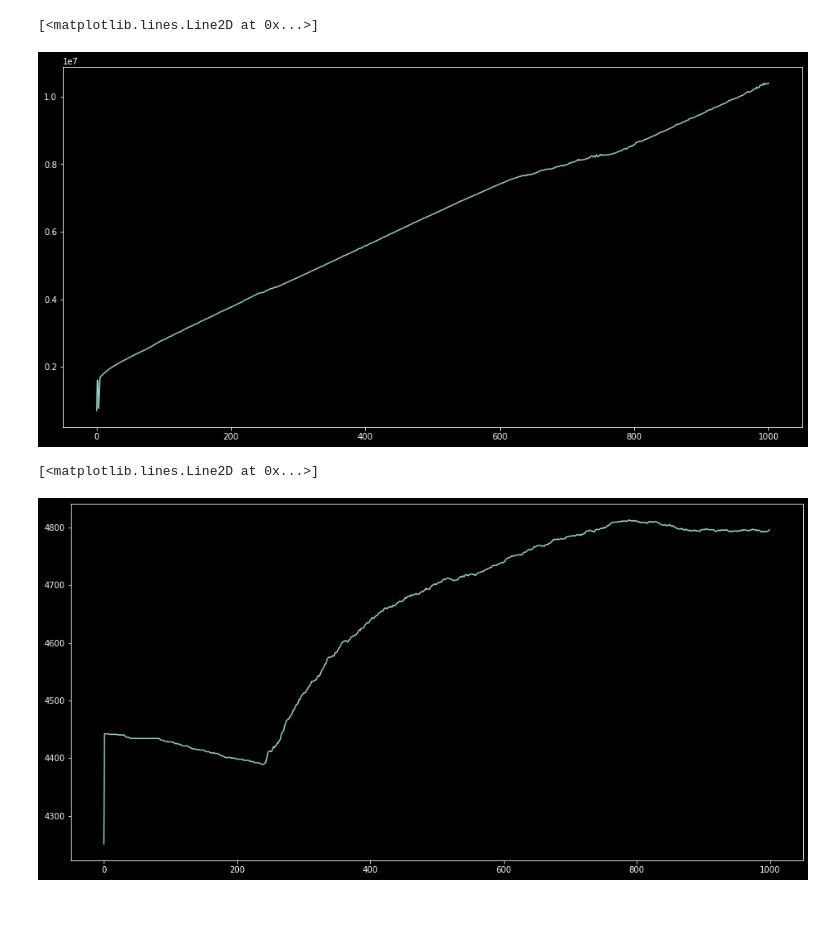
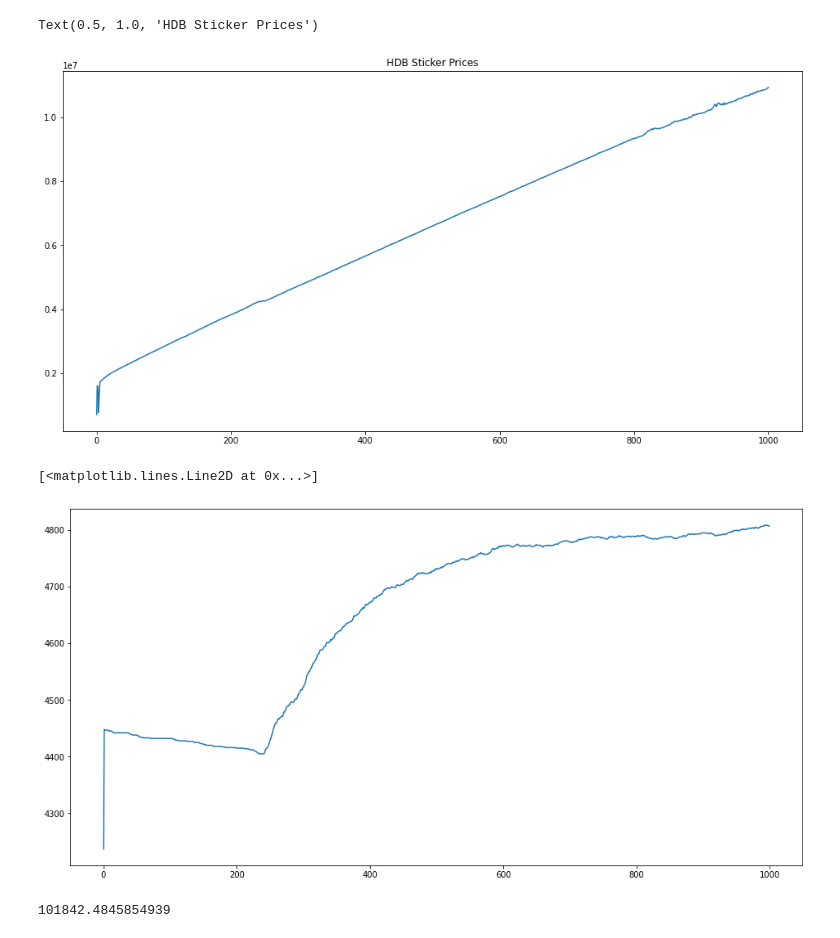
Before and after one commit to tmog123/RandomAnalysis, a Jupyter notebook: ABM_housing_4agents.ipynb, the cells around one changed output. Cells and saved outputs as stored; diff of their text form; code cells hidden in the pictures; blank space fills up the shorter version.

```diff
--- a/ABM_housing_4agents.ipynb
+++ b/ABM_housing_4agents.ipynb
@@ -430,7 +430,7 @@ income_dist_func = create_normal_distribution_function(9000,4000)
 number_BTO_func = constant_function(100)
 number_condo_func = constant_function(100)
 pop_growth_func = constant_function(200)
-a_exp = Experiment(interest_rate_function,10000,5000,5000,0,HDB_ini_dist_func,condo_ini_dist_func,income_dist_func,number_BTO_func,number_condo_func,700000,1500000,0,200000,pop_growth_func)
+a_exp = Experiment(interest_rate_function,10000,5000,0,0,HDB_ini_dist_func,condo_ini_dist_func,income_dist_func,number_BTO_func,number_condo_func,700000,1500000,0,200000,pop_growth_func)
 # %%
 a_exp.run_steps_forward(1000)
 # a_exp.return_results()
@@ -439,12 +439,18 @@ results = a_exp.return_results()
 # %%
 plt.figure(figsize=(16, 8))
 plt.plot(results['HDB_price'])
+plt.title('HDB Sticker Prices')
 # %% [output]
-[<matplotlib.lines.Line2D at 0x...>]
+Text(0.5, 1.0, 'HDB Sticker Prices')
-[figure, old version]
+[figure, new version]
 # %%
 plt.figure(figsize=(16, 8))
 plt.plot(results['HDB_transactions'])
 # %% [output]
 [<matplotlib.lines.Line2D at 0x...>]
-[figure, old version]
+[figure, new version]
+# %%
+test_HDB = House(price=1000000,house_type='HDB',monthly_rate=(0.04/12),initial_paid = 0,loan_months = 10)
+test_HDB.monthly_repayments()
+# %% [output]
+101842.4845854939
```
